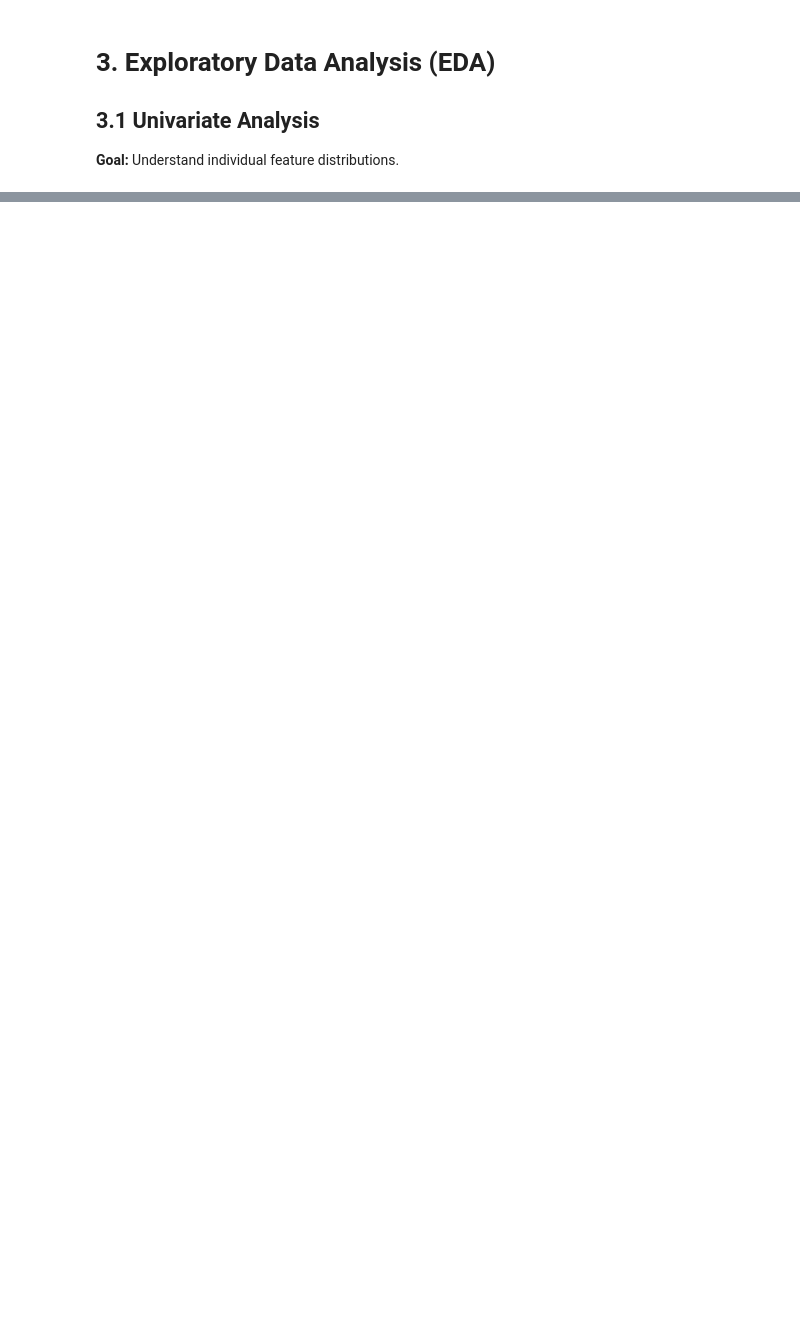
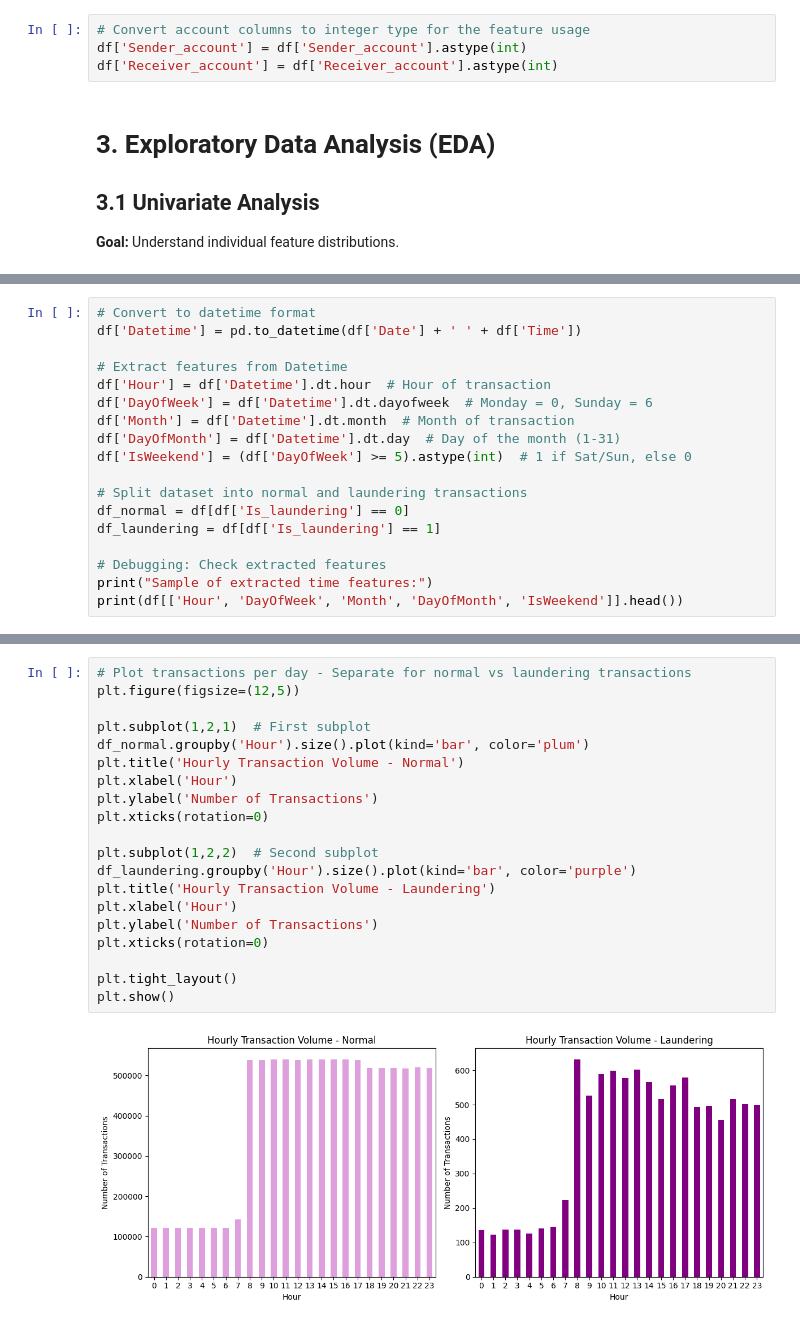
Before and after one commit to arezoo17/AML_Detection, a Jupyter notebook: 1_EDA_Data_Prep.ipynb, the cells around one changed output, grey strips where cells are left out. Drawn from its saved outputs; the diff is of its cells as text; blank space fills up the shorter version.

```diff
--- a/1_EDA_Data_Prep.ipynb
+++ b/1_EDA_Data_Prep.ipynb
@@ -86,3 +135,7 @@ memory usage: 870.2+ MB
+# %%
+# Convert account columns to integer type for the feature usage
+df['Sender_account'] = df['Sender_account'].astype(int)
+df['Receiver_account'] = df['Receiver_account'].astype(int)
 # %% [markdown]
 # 3. Exploratory Data Analysis (EDA)
 
@@ -90,0 +191,18 @@ memory usage: 870.2+ MB
+# %%
+# Convert to datetime format
+df['Datetime'] = pd.to_datetime(df['Date'] + ' ' + df['Time'])
+
+# Extract features from Datetime
+df['Hour'] = df['Datetime'].dt.hour  # Hour of transaction
+df['DayOfWeek'] = df['Datetime'].dt.dayofweek  # Monday = 0, Sunday = 6
+df['Month'] = df['Datetime'].dt.month  # Month of transaction
+df['DayOfMonth'] = df['Datetime'].dt.day  # Day of the month (1-31)
+df['IsWeekend'] = (df['DayOfWeek'] >= 5).astype(int)  # 1 if Sat/Sun, else 0
+
+# Split dataset into normal and laundering transactions
+df_normal = df[df['Is_laundering'] == 0]
+df_laundering = df[df['Is_laundering'] == 1]
+
+# Debugging: Check extracted features
+print("Sample of extracted time features:")
+print(df[['Hour', 'DayOfWeek', 'Month', 'DayOfMonth', 'IsWeekend']].head())
@@ -90,0 +217,22 @@ memory usage: 870.2+ MB
+# %%
+# Plot transactions per day - Separate for normal vs laundering transactions
+plt.figure(figsize=(12,5))
+
+plt.subplot(1,2,1)  # First subplot
+df_normal.groupby('Hour').size().plot(kind='bar', color='plum')
+plt.title('Hourly Transaction Volume - Normal')
+plt.xlabel('Hour')
+plt.ylabel('Number of Transactions')
+plt.xticks(rotation=0)
+
+plt.subplot(1,2,2)  # Second subplot
+df_laundering.groupby('Hour').size().plot(kind='bar', color='purple')
+plt.title('Hourly Transaction Volume - Laundering')
+plt.xlabel('Hour')
+plt.ylabel('Number of Transactions')
+plt.xticks(rotation=0)
+
+plt.tight_layout()
+plt.show()
+# %% [output]
+[figure, added]
```
Also changed, not shown: parts of 80 cells of this notebook.
